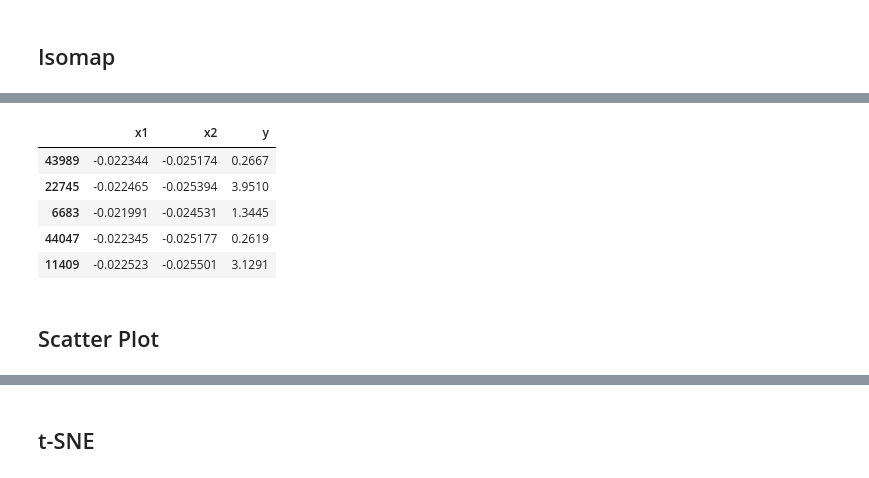
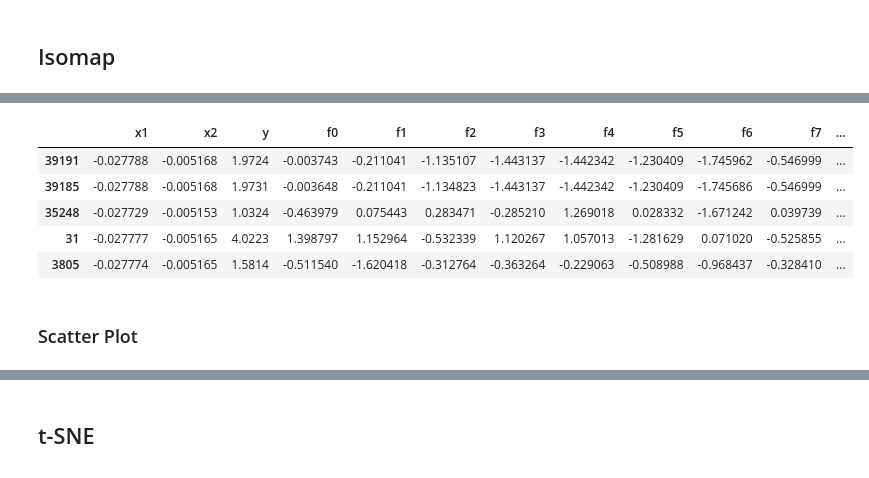
Before and after one commit to effa/dimensionality-reduction, a Jupyter notebook: manifold-learning.ipynb, the cells around one changed output, grey strips where cells are left out. Saved outputs shown, nothing was run; the diff lists cells and outputs as text; code cells hidden in the pictures.

```diff
--- a/manifold-learning.ipynb
+++ b/manifold-learning.ipynb
@@ -85,14 +86,14 @@ rows, columns: (5000, 2)
 # %%
 x_reduced_isomap.index = x.index
-d_isomap = pd.concat([x_reduced_isomap, y], axis=1)
-d_isomap.columns = ['x1', 'x2', 'y']
+d_isomap = pd.concat([x_reduced_isomap, y, x], axis=1)
+d_isomap.columns = ['x1', 'x2', 'y'] + ['f{}'.format(i) for i in x.columns]
 d_isomap.head()
 # %% [output]
-|  | x1 | x2 | y |
-| 43989 | -0.022344 | -0.025174 | 0.2667 |
-| 22745 | -0.022465 | -0.025394 | 3.9510 |
-| 6683 | -0.021991 | -0.024531 | 1.3445 |
-| 44047 | -0.022345 | -0.025177 | 0.2619 |
-| 11409 | -0.022523 | -0.025501 | 3.1291 |
+|  | x1 | x2 | y | f0 | f1 | f2 | f3 | f4 | f5 | f6 | f7 | ... |
+| 39191 | -0.027788 | -0.005168 | 1.9724 | -0.003743 | -0.211041 | -1.135107 | -1.443137 | -1.442342 | -1.230409 | -1.745962 | -0.546999 | ... |
+| 39185 | -0.027788 | -0.005168 | 1.9731 | -0.003648 | -0.211041 | -1.134823 | -1.443137 | -1.442342 | -1.230409 | -1.745686 | -0.546999 | ... |
+| 35248 | -0.027729 | -0.005153 | 1.0324 | -0.463979 | 0.075443 | 0.283471 | -0.285210 | 1.269018 | 0.028332 | -1.671242 | 0.039739 | ... |
+| 31 | -0.027777 | -0.005165 | 4.0223 | 1.398797 | 1.152964 | -0.532339 | 1.120267 | 1.057013 | -1.281629 | 0.071020 | -0.525855 | ... |
+| 3805 | -0.027774 | -0.005165 | 1.5814 | -0.511540 | -1.620418 | -0.312764 | -0.363264 | -0.229063 | -0.508988 | -0.968437 | -0.328410 | ... |
 # %% [markdown]
-## Scatter Plot
+### Scatter Plot
```
Also changed, not shown: parts of 20 cells of this notebook.
